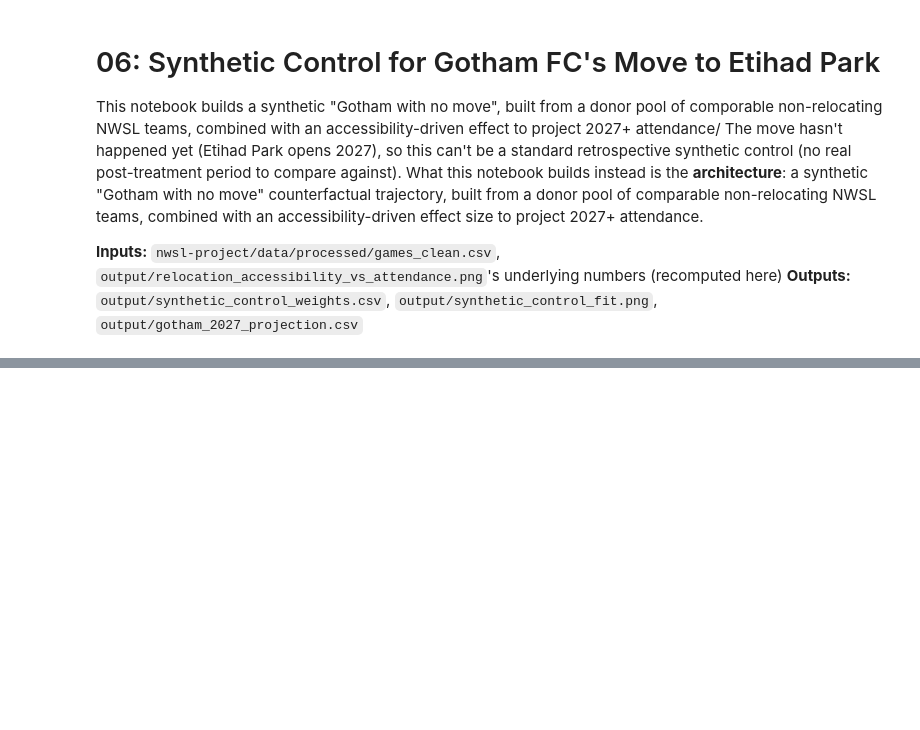
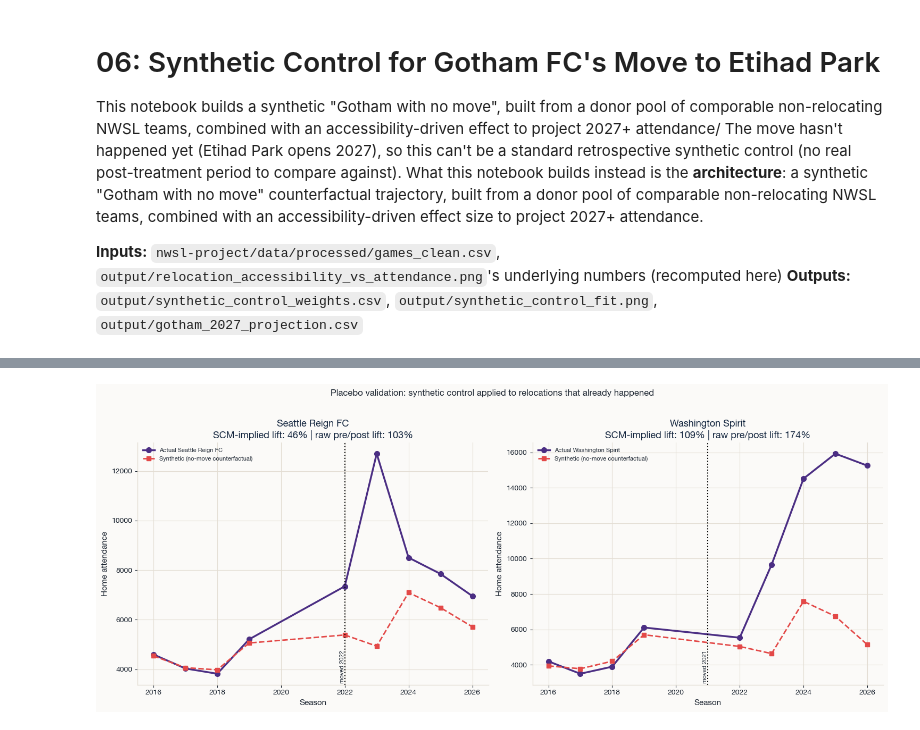
Before and after one commit to isabelpt/nwsl-gotham-relocation, a Jupyter notebook: code/04_synthetic_control.ipynb, the cells around one changed output, grey strips where cells are left out. Cells and saved outputs as stored; diff of their text form; code cells hidden in the pictures; blank space fills up the shorter version.

```diff
--- a/code/04_synthetic_control.ipynb
+++ b/code/04_synthetic_control.ipynb
@@ -425,0 +398,30 @@ plt.show()
+# %%
+fig, axes = plt.subplots(1, 2, figsize=(15, 6), sharey=False)
+
+for ax, treated in zip(axes, ["Seattle Reign FC", "Washington Spirit"]):
+    r = placebo_results[treated]
+    pre_years_actual = list(r["treated_pre"].index)
+    post_years_actual = list(r["treated_post"].index)
+
+    treated_full = list(np.exp(r["treated_pre"].values)) + list(np.exp(r["treated_post"].values))
+    synthetic_full = list(np.exp(r["synthetic_pre"].values)) + list(np.exp(r["synthetic_post"].values))
+    all_years = pre_years_actual + post_years_actual
+
+    move_year = {"Seattle Reign FC": 2022, "Washington Spirit": 2021}[treated]
+
+    ax.plot(all_years, treated_full, "o-", color="#4B2E83", linewidth=2.5, markersize=7, label=f"Actual {treated}")
+    ax.plot(all_years, synthetic_full, "s--", color="#E34948", linewidth=2, markersize=6, label="Synthetic (no-move counterfactual)")
+    ax.axvline(move_year, color="black", linestyle=":", linewidth=1.5)
+    ax.text(move_year, ax.get_ylim()[0], f" moved {move_year}", rotation=90, va="bottom", ha="right", fontsize=8)
+    ax.set_xlabel("Season")
+    ax.set_ylabel("Home attendance")
+    ax.set_title(f"{treated}\nSCM-implied lift: {r['scm_implied_lift_pct']:.0f}% | raw pre/post lift: "
+                 f"{lift_df.set_index('team').loc[treated, 'pct_lift']:.0f}%")
+    ax.legend(fontsize=8)
+
+plt.suptitle("Placebo validation: synthetic control applied to relocations that already happened", y=1.02)
+plt.tight_layout()
+plt.savefig(os.path.join(OUTPUT_DIR, "synthetic_control_placebo_validation.png"), dpi=150, bbox_inches="tight")
+plt.show()
+# %% [output]
+[figure, added]
```
Also changed, not shown: parts of 24 cells of this notebook, 30 other files.
